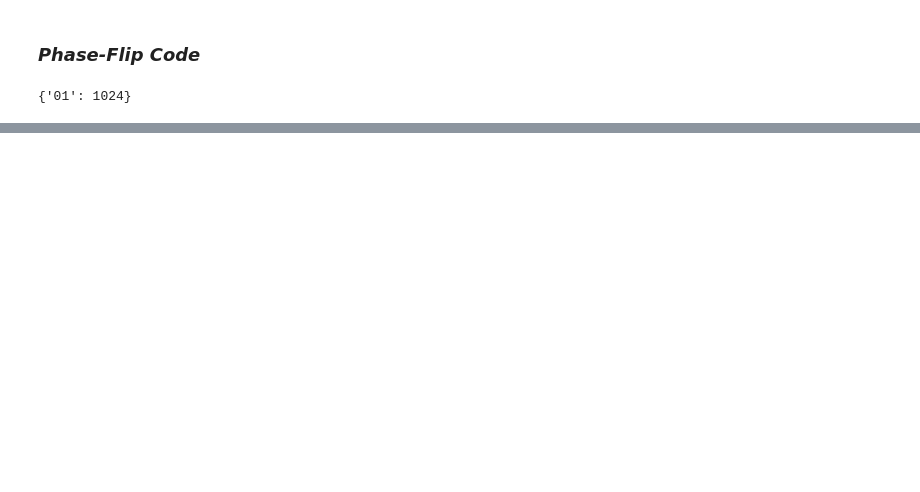
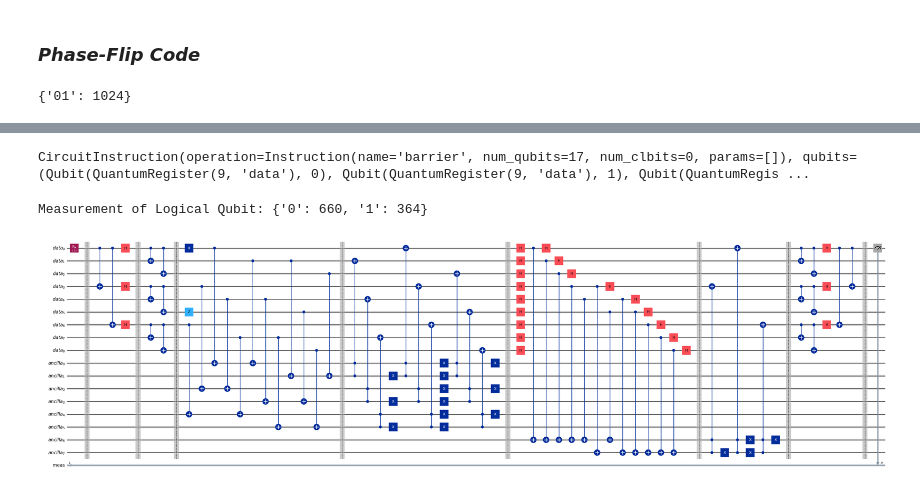
Before and after one commit to vigneshwari311/Foundations-of-QC, a Jupyter notebook: quantum_algorithms/shor's_code.ipynb, the cells around one changed output, grey strips where cells are left out. Drawn from its saved outputs; the diff is of its cells as text; code cells hidden in the pictures; blank space fills up the shorter version.

```diff
--- a/quantum_algorithms/shor's_code.ipynb
+++ b/quantum_algorithms/shor's_code.ipynb
@@ -89,0 +169,56 @@ qc.draw('mpl')
+# %%
+qc.h(data_reg) #z error changed into bit flip error HZH = X
+
+# detection of phase flip
+qc.cx(data_reg[0],ancilla_reg[6])
+qc.cx(data_reg[1],ancilla_reg[6])
+qc.cx(data_reg[2],ancilla_reg[6])
+qc.cx(data_reg[3],ancilla_reg[6])
+qc.cx(data_reg[4],ancilla_reg[6])
+qc.cx(data_reg[5],ancilla_reg[6])
+
+qc.cx(data_reg[3], ancilla_reg[7])
+qc.cx(data_reg[4], ancilla_reg[7])
+qc.cx(data_reg[5], ancilla_reg[7])
+qc.cx(data_reg[6], ancilla_reg[7])
+qc.cx(data_reg[7], ancilla_reg[7])
+qc.cx(data_reg[8], ancilla_reg[7])
+
+qc.h(data_reg)
+qc.barrier()
+
+#correction of phase flip, but using x flip as it is converted to bit flip
+qc.ccx(ancilla_reg[6], ancilla_reg[7], data_reg[3]) # Block 2 flipped
+qc.x(ancilla_reg[7])
+qc.ccx(ancilla_reg[6], ancilla_reg[7], data_reg[0]) # Block 1 flipped
+qc.x(ancilla_reg[7])
+qc.x(ancilla_reg[6])
+qc.ccx(ancilla_reg[6], ancilla_reg[7], data_reg[6]) # Block 3 flipped
+qc.x(ancilla_reg[6])
+qc.barrier()
+# %% [output]
+CircuitInstruction(operation=Instruction(name='barrier', num_qubits=17, num_clbits=0, params=[]), qubits=(Qubit(QuantumRegister(9, 'data'), 0), Qubit(QuantumRegister(9, 'data'), 1), Qubit(QuantumRegis ...
+# %%
+
+qc.cx(data_reg[6], data_reg[7]); qc.cx(data_reg[6], data_reg[8])
+qc.cx(data_reg[3], data_reg[4]); qc.cx(data_reg[3], data_reg[5])
+qc.cx(data_reg[0], data_reg[1]); qc.cx(data_reg[0], data_reg[2])
+
+qc.h([data_reg[0], data_reg[3], data_reg[6]])
+qc.cx(data_reg[0], data_reg[6])
+qc.cx(data_reg[0], data_reg[3])
+qc.barrier()
+
+qc.measure(data_reg[0], c_reg[0])
+
+sim = AerSimulator()
+transpiled_circuit = transpile(qc, sim)
+counts = sim.run(transpiled_circuit, shots=1024).result().get_counts()
+
+print("Measurement of Logical Qubit:", counts)
+# %% [output]
+Measurement of Logical Qubit: {'0': 660, '1': 364}
+# %%
+qc.draw('mpl',fold = 80)
+# %% [output]
+[figure, added]
```
Also changed, not shown: parts of 6 cells of this notebook, 2 other files.
